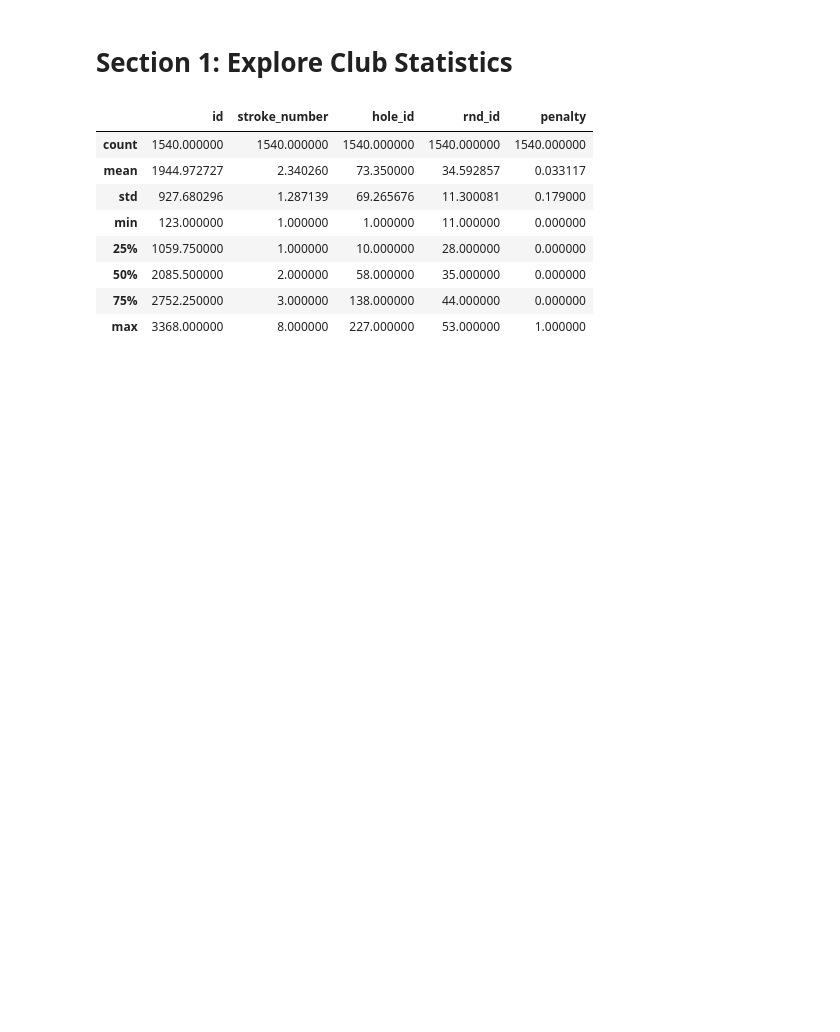
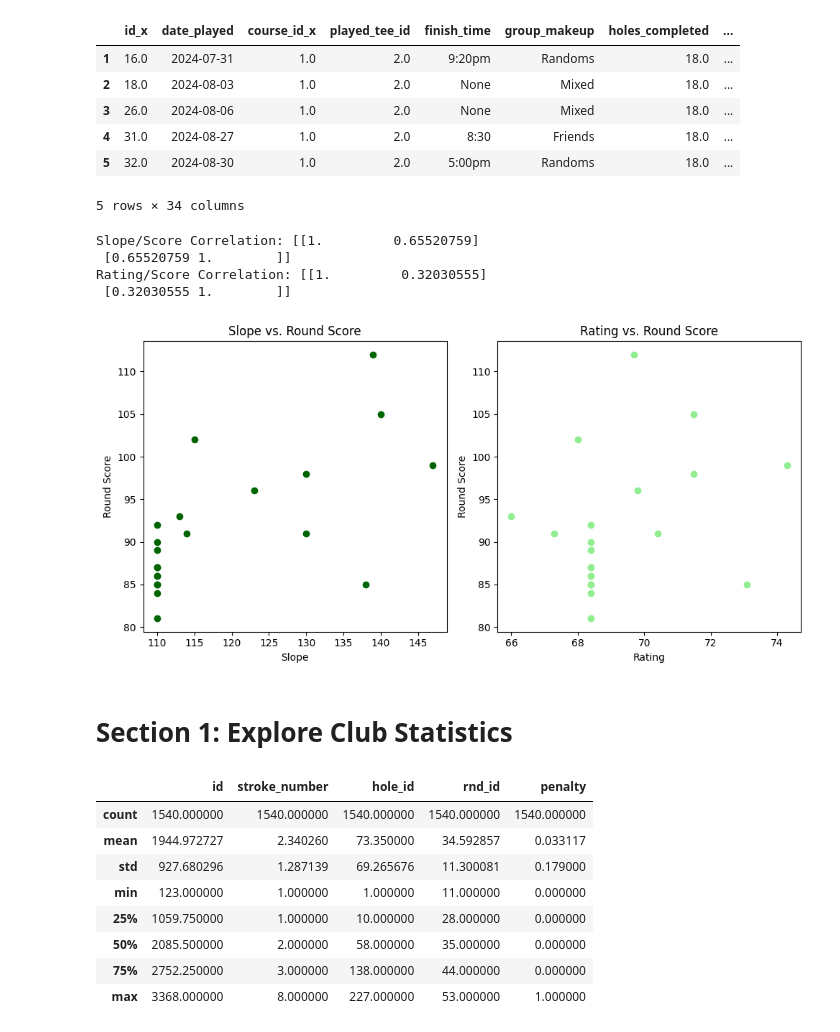
Before and after one commit to evklein/forehead-data-pipelines, a Jupyter notebook: 2024/2024.ipynb, the cells around one changed output. Saved outputs shown, nothing was run; the diff lists cells and outputs as text; code cells hidden in the pictures; blank space fills up the shorter version.

```diff
--- a/2024/2024.ipynb
+++ b/2024/2024.ipynb
@@ -116,0 +131,16 @@ wedges_asc = ['62°', '56°', '50°']
+# %%
+def get_round_full_shots(row):
+    return len(strokes_df[strokes_df['rnd_id'] == row['id']])
+
+def get_round_putts(row):
+    return len(putts_df[putts_df['rnd_id'] == row['id']])
+# %%
+# Rounds played for year summary
+rounds_df['num_full_shots'] = rounds_df.apply(get_round_full_shots, axis=1)
+rounds_df['num_putts'] = rounds_df.apply(get_round_putts, axis=1)
+rounds_df['total_score'] = rounds_df['num_full_shots'] + rounds_df['num_putts']
+# %%
+# Filter rounds - we only want full rounds, score > 80
+rounds_df = rounds_df[rounds_df['total_score'] > 80]
+rounds_df = rounds_df.merge(courses, how='inner', left_on='course_id', right_on='id')
+rounds_df.head()
@@ -117,3 +202,36 @@ wedges_asc = ['62°', '56°', '50°']
+# %%
+rounds_tees_df = rounds_df.merge(tees_df, how='right', left_on='played_tee_id', right_on='id')
+rounds_tees_df = rounds_tees_df[(~rounds_tees_df['id'].isna()) & (~rounds_tees_df['id_x'].isna())]
+fix, axs = plt.subplots(1, 2, figsize=(10, 5), tight_layout=True)
+axs[0].scatter(rounds_tees_df['slope'], rounds_tees_df['total_score'], color='darkgreen')
+axs[0].set_xlabel('Slope')
+axs[0].set_ylabel('Round Score')
+axs[0].set_title('Slope vs. Round Score')
+
+axs[1].scatter(rounds_tees_df['rating'], rounds_tees_df['total_score'], color='lightgreen')
+axs[1].set_xlabel('Rating')
+axs[1].set_ylabel('Round Score')
+axs[1].set_title('Rating vs. Round Score')
+
+display(rounds_tees_df.head())
+r_slope = np.corrcoef(rounds_tees_df['slope'], rounds_tees_df['total_score'])
+r_rating = np.corrcoef(rounds_tees_df['rating'], rounds_tees_df['total_score'])
+
+print(f'Slope/Score Correlation: {r_slope}')
+print(f'Rating/Score Correlation: {r_rating}')
+# %% [output]
+|  | id_x | date_played | course_id_x | played_tee_id | finish_time | group_makeup | holes_completed | ... |
+| 1 | 16.0 | 2024-07-31 | 1.0 | 2.0 | 9:20pm | Randoms | 18.0 | ... |
+| 2 | 18.0 | 2024-08-03 | 1.0 | 2.0 | None | Mixed | 18.0 | ... |
+| 3 | 26.0 | 2024-08-06 | 1.0 | 2.0 | None | Mixed | 18.0 | ... |
+| 4 | 31.0 | 2024-08-27 | 1.0 | 2.0 | 8:30 | Friends | 18.0 | ... |
+| 5 | 32.0 | 2024-08-30 | 1.0 | 2.0 | 5:00pm | Randoms | 18.0 | ... |
+5 rows × 34 columns
+Slope/Score Correlation: [[1.         0.65520759]
+ [0.65520759 1.        ]]
+Rating/Score Correlation: [[1.         0.32030555]
+ [0.32030555 1.        ]]
+[figure, added]
 # %% [markdown]
 # Section 1: Explore Club Statistics
 # %%
```
Also changed, not shown: parts of 15 cells of this notebook.
